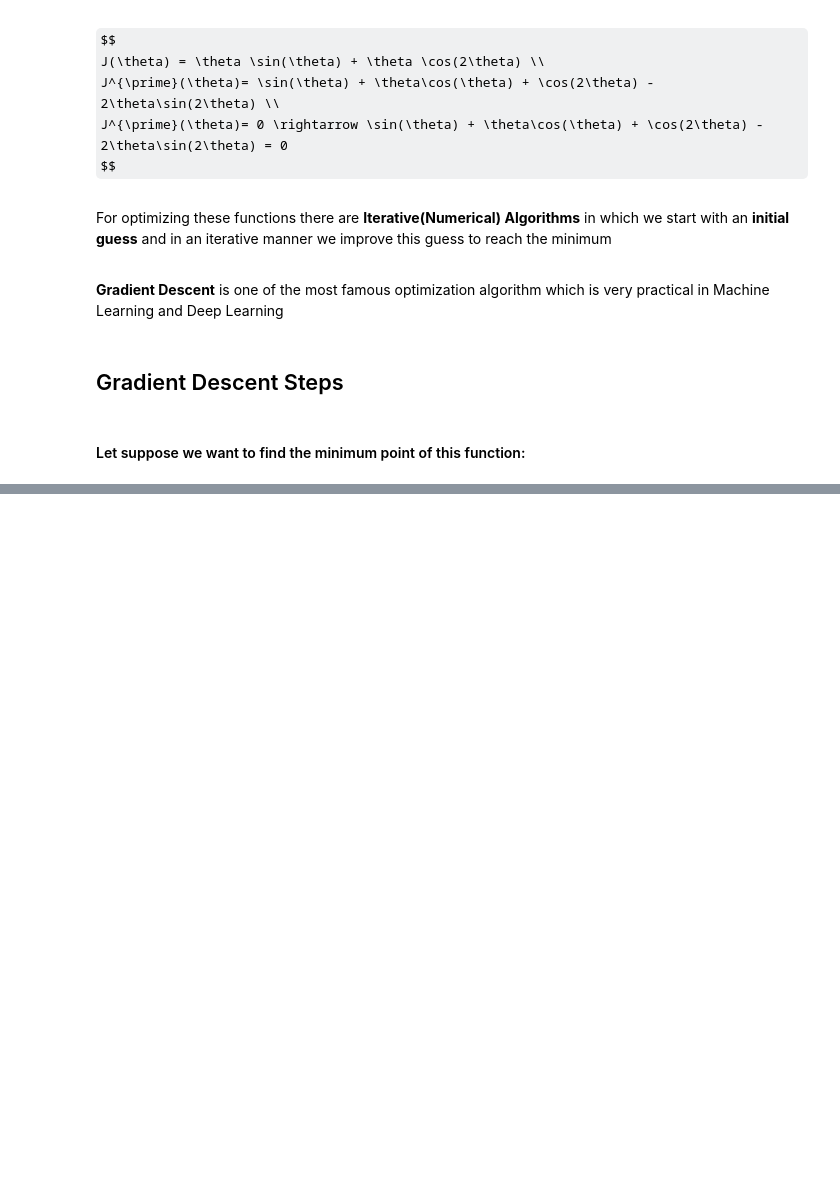
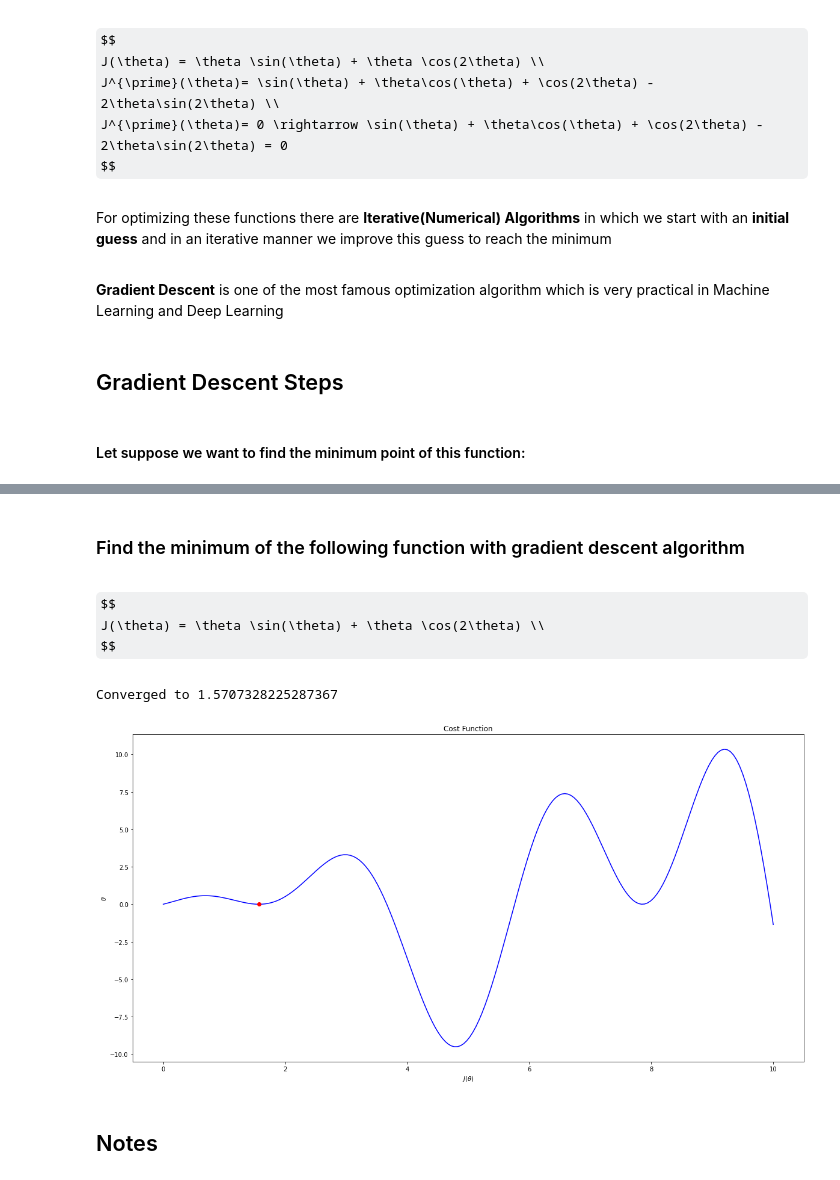
Before and after one commit to SoheilKoohi/ml_course, a Jupyter notebook: 02_gradient_descent.ipynb, the cells around one changed output, grey strips where cells are left out. Saved outputs shown, nothing was run; the diff lists cells and outputs as text; code cells hidden in the pictures; some formulas as TeX source; blank space fills up the shorter version.

Commit message:
gradient descent finished

```diff
--- a/02_gradient_descent.ipynb
+++ b/02_gradient_descent.ipynb
@@ -42,0 +73,42 @@ $$
+# %% [markdown]
+<h3> Find the minimum of the following function with gradient descent algorithm</h3>
+# %% [markdown]
+$$
+J(\theta) = \theta \sin(\theta) + \theta \cos(2\theta) \\
+$$
+# %%
+def J(x):
+    y = x * np.sin(x) + x * np.cos(2 * x)
+    return y
+# %%
+def j_deriv(x):
+    y_deriv = np.sin(x) + x * np.cos(x) + np.cos(2 * x) - 2 * x * np.sin(2 * x)
+    return y_deriv
+# %%
+x_prev = 1
+lr = 0.01
+while True:
+    grad = j_deriv(x_prev)
+    x_next = x_prev - lr * grad
+    if np.abs(J(x_prev) - J(x_next)) < 10e-10:
+        print("Converged to {}".format(x_next))
+        break
+    x_prev = x_next
+# %% [output]
+Converged to 1.5707328225287367
+# %%
+plt.figure(figsize=(20,10))
+plt.title("Cost Function")
+plt.xlabel(r"$J( \theta )$")
+plt.ylabel(r"$\theta$")
+x_plot = np.linspace(0, 10, 200)
+y_plot = x_plot * np.sin(x_plot) + x_plot * np.cos(2 * x_plot)
+x_opt = x_next
+y_opt = J(x_next)
+plt.plot(x_plot, y_plot, color="b")
+plt.plot(x_opt, y_opt, "ro")
+plt.show()
+# %% [output]
+[figure, added]
+# %% [markdown]
+<h2>Notes</h2>
```
Also changed, not shown: parts of 37 cells of this notebook.
